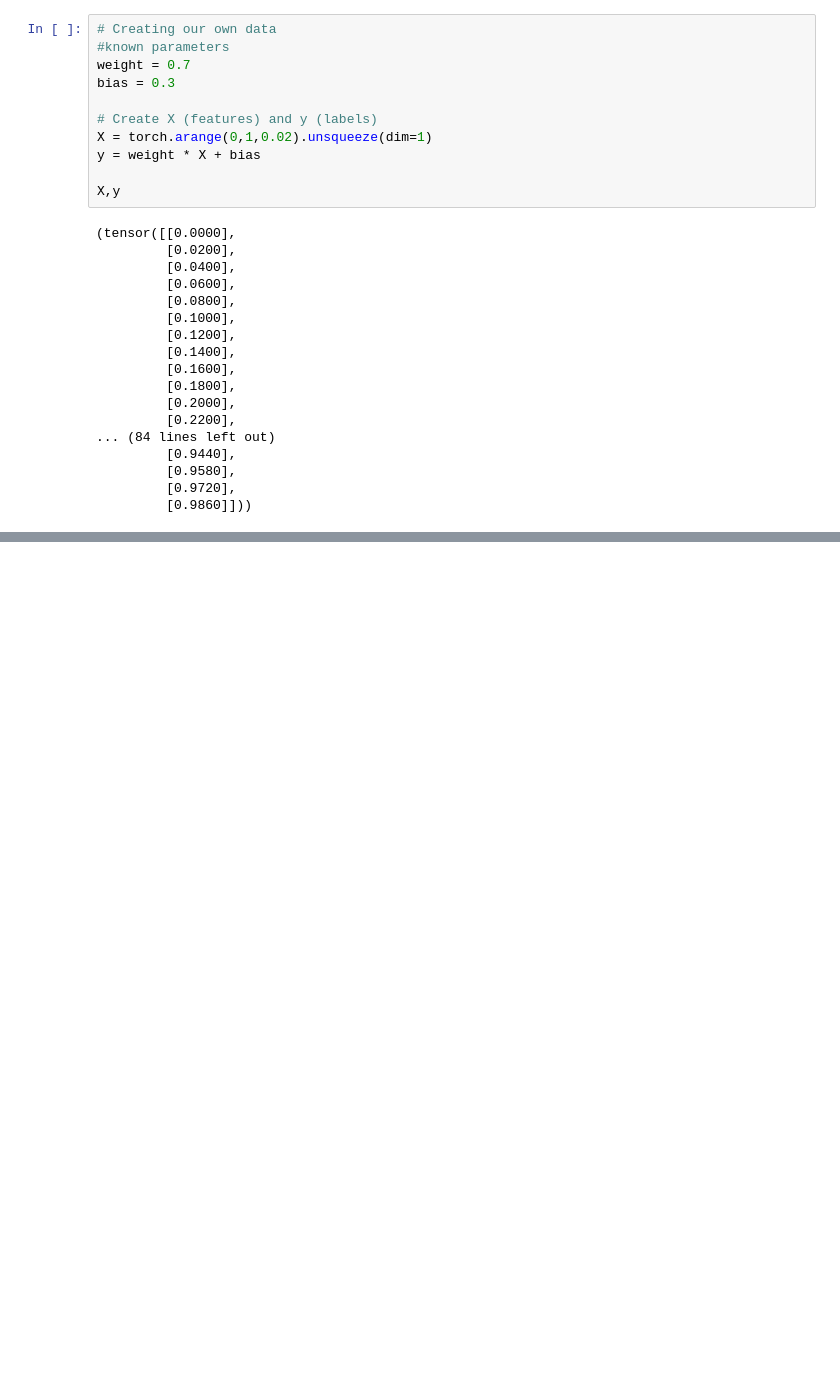
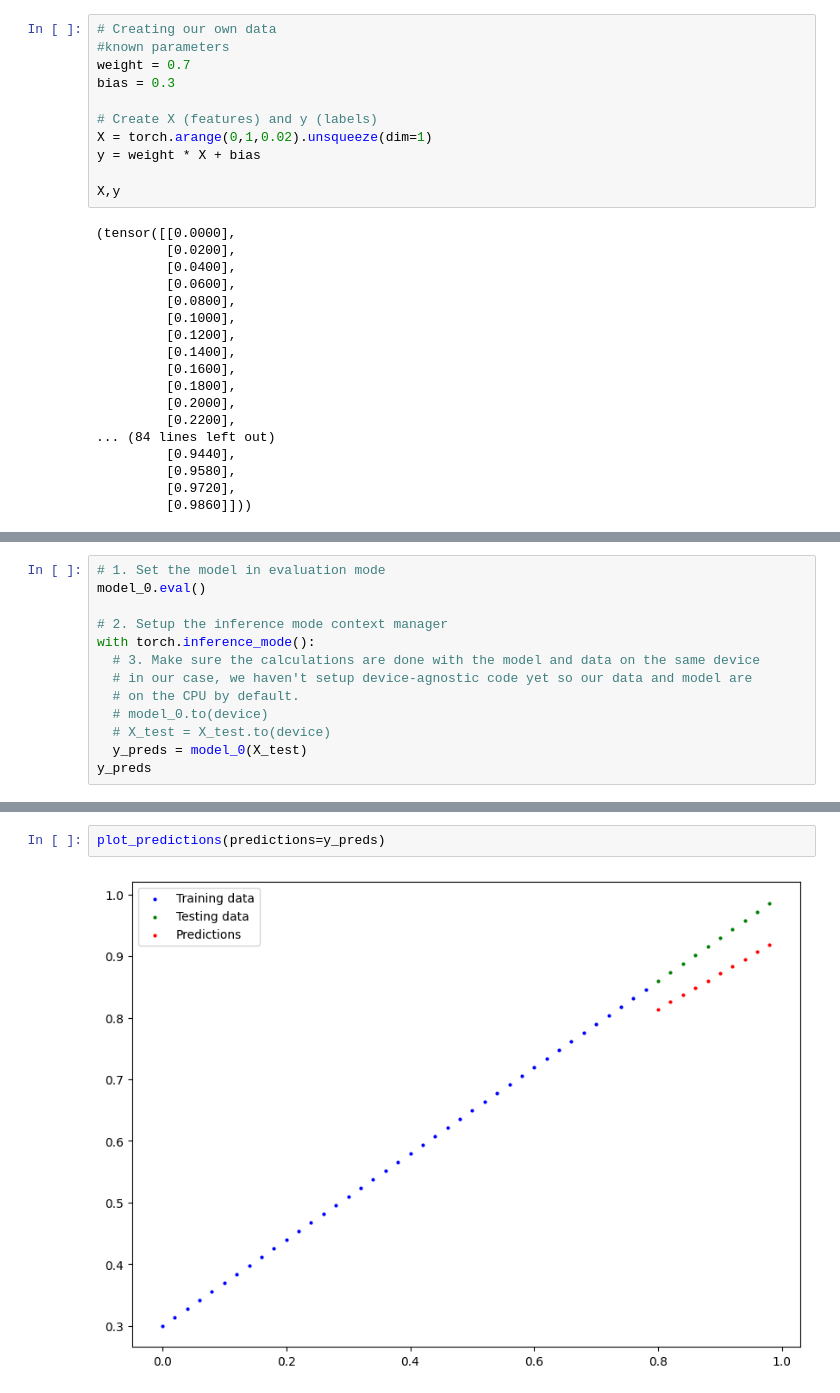
Before and after one commit to prabhat155/Learn-PyTorch, a Jupyter notebook: 01PyTorchWorkflowFundamentals.ipynb, the cells around one changed output, grey strips where cells are left out. Drawn from its saved outputs; the diff is of its cells as text; blank space fills up the shorter version.

```diff
--- a/01PyTorchWorkflowFundamentals.ipynb
+++ b/01PyTorchWorkflowFundamentals.ipynb
@@ -57,0 +282,13 @@ len(train_data), len(test_data), len(train_labels), len(test_labels)
+# %%
+# 1. Set the model in evaluation mode
+model_0.eval()
+
+# 2. Setup the inference mode context manager
+with torch.inference_mode():
+  # 3. Make sure the calculations are done with the model and data on the same device
+  # in our case, we haven't setup device-agnostic code yet so our data and model are
+  # on the CPU by default.
+  # model_0.to(device)
+  # X_test = X_test.to(device)
+  y_preds = model_0(X_test)
+y_preds
@@ -57,0 +306,4 @@ len(train_data), len(test_data), len(train_labels), len(test_labels)
+# %%
+plot_predictions(predictions=y_preds)
+# %% [output]
+[figure, added]
```
Also changed, not shown: parts of 29 cells of this notebook.
